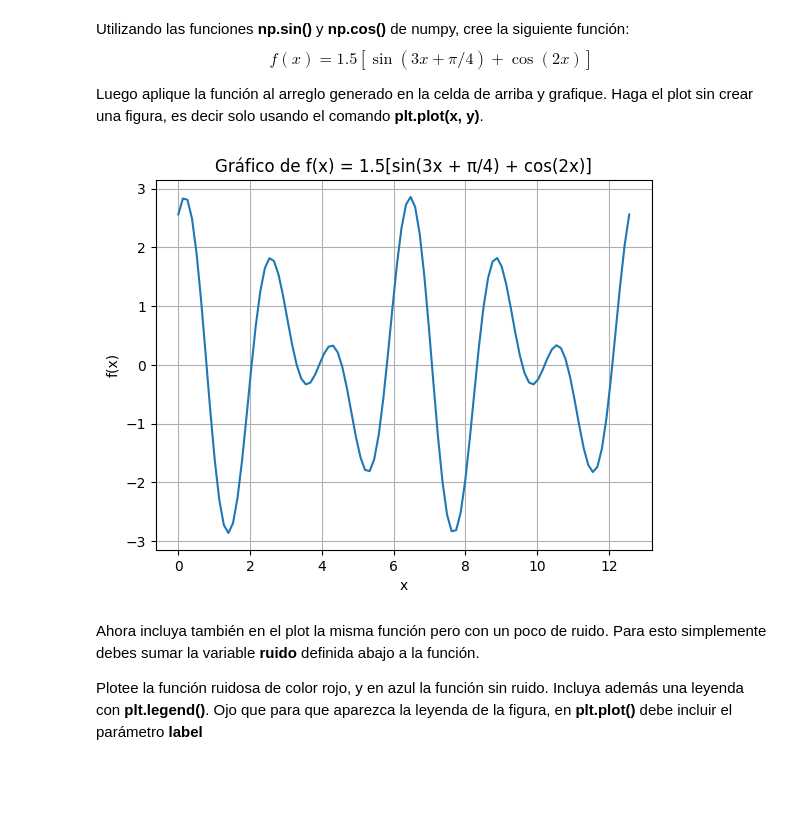
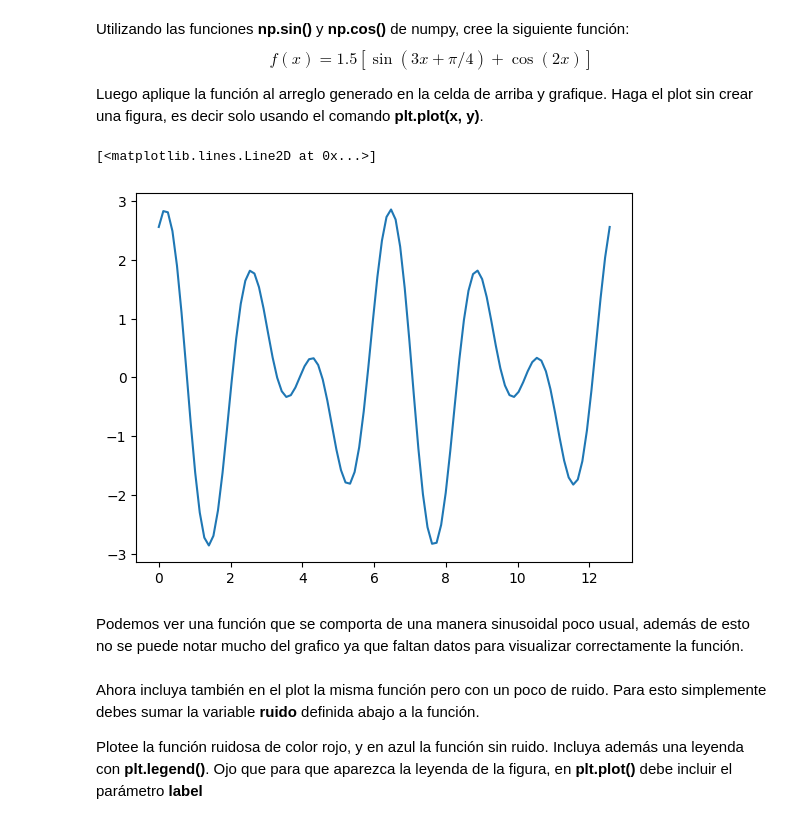
Before and after one commit to conichito/Tarea-1, a Jupyter notebook: Tarea_1.ipynb, the cells around one changed output. Saved outputs shown, nothing was run; the diff lists cells and outputs as text; code cells hidden in the pictures; blank space fills up the shorter version.

```diff
--- a/Tarea_1.ipynb
+++ b/Tarea_1.ipynb
@@ -285,22 +314,23 @@ $$f(x) = 1.5[\sin(3x+\pi/4)+\cos(2x)] \tag{2}$$
 Luego aplique la función al arreglo generado en la celda de arriba y grafique. Haga el plot sin crear una figura, es decir solo usando el comando **plt.plot(x, y)**.
 # %%
 # Escriba la función aquí
+
+# Definimos la función según el enunciado
 def f(x):
     return 1.5 * (np.sin(3 * x + np.pi / 4) + np.cos(2 * x))
 
 
 # Haga el plot aquí
 
+# Hacemos el plot según lo visto en clases
 y_values = f(x_values)
 
 plt.plot(x_values, y_values)
-plt.xlabel('x')
-plt.ylabel('f(x)')
-plt.title('Gráfico de f(x) = 1.5[sin(3x + π/4) + cos(2x)]')
-plt.grid(True)
-plt.show()
 # %% [output]
+[<matplotlib.lines.Line2D at 0x...>]
-[figure, old version]
+[figure, new version]
+# %% [markdown]
+Podemos ver una función que se comporta de una manera sinusoidal poco usual, además de esto no se puede notar mucho del grafico ya que faltan datos para visualizar correctamente la función.
 # %% [markdown]
 Ahora incluya también en el plot la misma función  pero con un poco de ruido. Para esto simplemente debes sumar la variable **ruido** definida abajo a la función.
 
```
Also changed, not shown: parts of 46 cells of this notebook.
